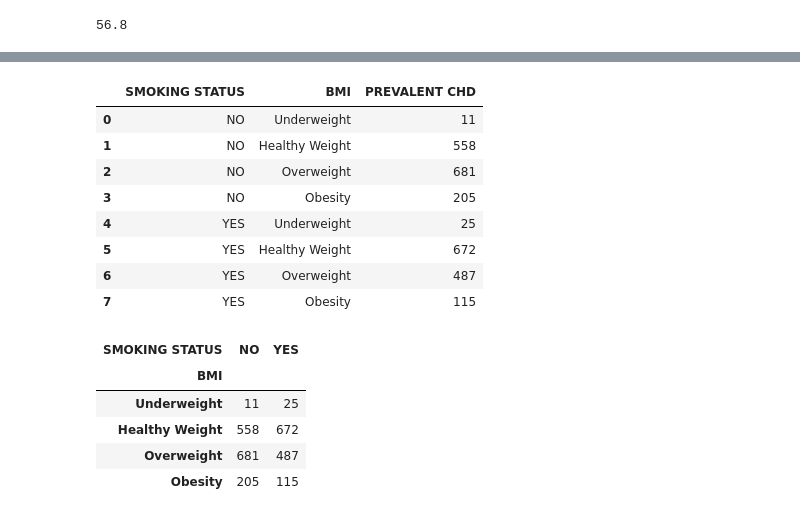
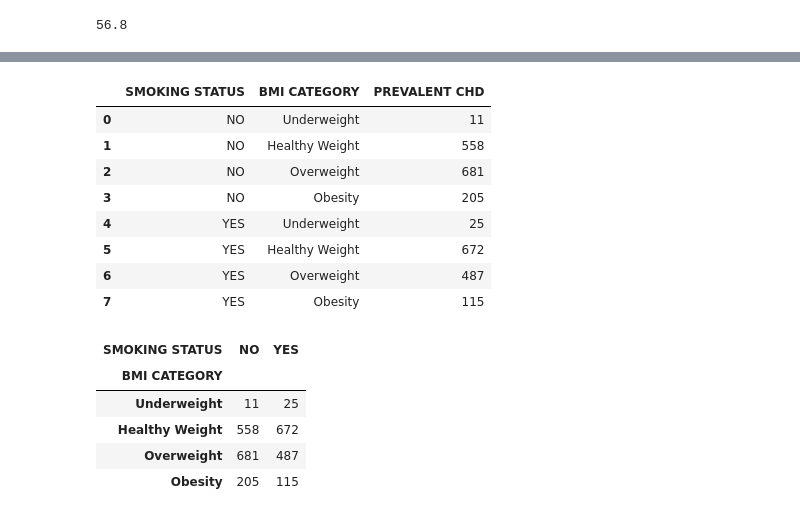
Before and after one commit to Yasmin-9/HeartInsights, a Jupyter notebook: yasmin/bmi.ipynb, the cells around one changed output, grey strips where cells are left out. Cells and saved outputs as stored; diff of their text form; code cells hidden in the pictures.

```diff
--- a/yasmin/bmi.ipynb
+++ b/yasmin/bmi.ipynb
@@ -27,7 +27,7 @@ bins = [0, 18.5, 24.9, 29.9, max_bmi]
 labels = ["Underweight", "Healthy Weight", "Overweight", "Obesity"]
 # %%
 # Categorizing BMI into the esbalished bins
-bmi_df["BMI"] = pd.cut(bmi_df["BMI"], bins, labels= labels)
+bmi_df["BMI CATEGORY"] = pd.cut(bmi_df["BMI"], bins, labels= labels)
 bmi_df.head()
 # %% [output]
 |  | ID | SEX | TOTAL CHOLESTROL | AGE | SMOKING STATUS | CIGS PER DAY | EDUCATION | PREVALENT CHD | ... |
@@ -55,9 +50,9 @@ dtype: int64
 # %%
 # Creating a grouby by SMOKING STATUS and BMI
-groupedP1_df = bmiP1_df.groupby(['SMOKING STATUS', 'BMI'])['PREVALENT CHD'].count().reset_index()
+groupedP1_df = bmiP1_df.groupby(['SMOKING STATUS', 'BMI CATEGORY'])['PREVALENT CHD'].count().reset_index()
 groupedP1_df
 # %% [output]
-|  | SMOKING STATUS | BMI | PREVALENT CHD |
+|  | SMOKING STATUS | BMI CATEGORY | PREVALENT CHD |
 | 0 | NO | Underweight | 11 |
 | 1 | NO | Healthy Weight | 558 |
 | 2 | NO | Overweight | 681 |
@@ -68,11 +63,11 @@ groupedP1_df
 | 7 | YES | Obesity | 115 |
 # %%
 # Pivot the SMOKING STATUS column, set BMI as index
-pivotP1_df = groupedP1_df.pivot(index = 'BMI', columns = 'SMOKING STATUS', values= 'PREVALENT CHD')
+pivotP1_df = groupedP1_df.pivot(index = 'BMI CATEGORY', columns = 'SMOKING STATUS', values= 'PREVALENT CHD')
 pivotP1_df
 # %% [output]
 | SMOKING STATUS | NO | YES |
-| BMI |  |  |
+| BMI CATEGORY |  |  |
 | Underweight | 11 | 25 |
 | Healthy Weight | 558 | 672 |
 | Overweight | 681 | 487 |
```
Also changed, not shown: parts of 5 cells of this notebook, 1 other file.
